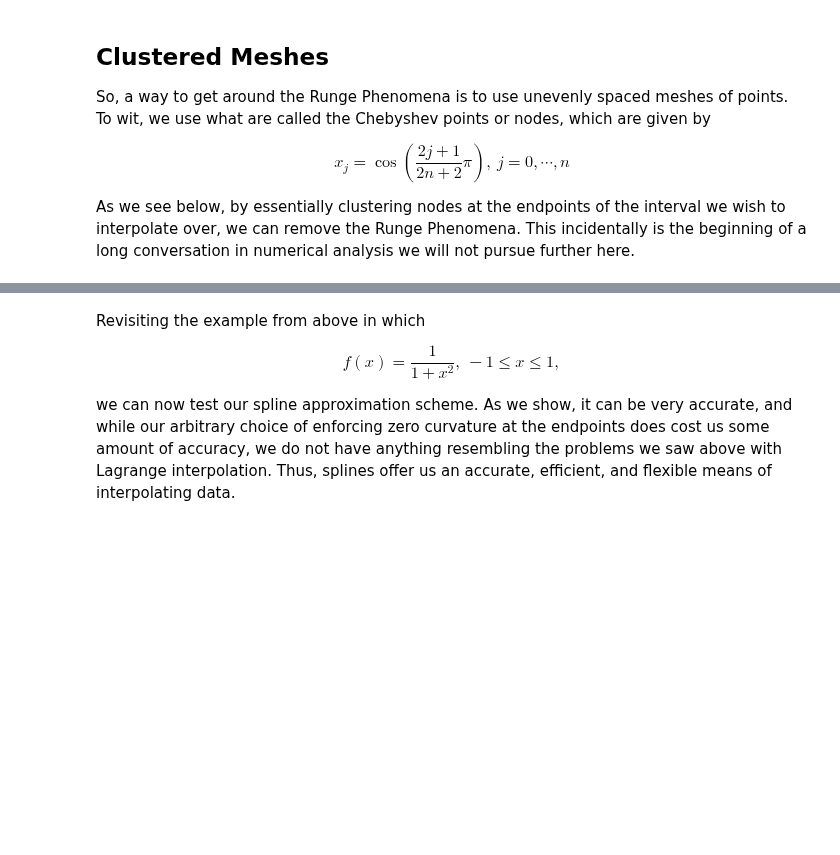
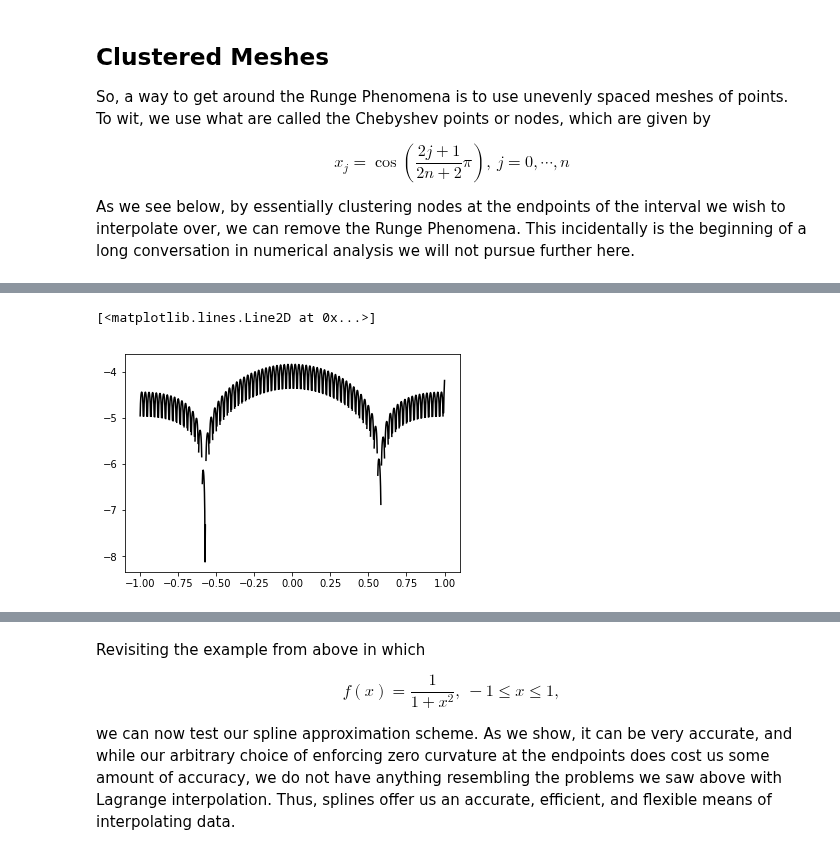
Before and after one commit to cwcurtis/Math-340-Notebooks, a Jupyter notebook: Lectures/Course_Lectures/Lecture_Eight_Interpolation.ipynb, the cells around one changed output, grey strips where cells are left out. Drawn from its saved outputs; the diff is of its cells as text; code cells hidden in the pictures; blank space fills up the shorter version.

```diff
--- a/Lectures/Course_Lectures/Lecture_Eight_Interpolation.ipynb
+++ b/Lectures/Course_Lectures/Lecture_Eight_Interpolation.ipynb
@@ -182 +219,27 @@ plt.plot(xinterp,np.log10(np.abs(ftrue-finterp)),ls='-',color='k')
+# %%
+def linear_spline(xvals,fvals,xquery):
+    npts = xvals.size
+    qpts = xquery.size
+    svals = np.zeros(qpts)
+    # Precompute the slopes
+    mvals = (fvals[1:]-fvals[:(npts-1)])/(xvals[1:]-xvals[:(npts-1)])
+    # Now find the appropriate interval for each query point
+    for ll in range(qpts):
+        for jj in range(npts - 1):
+            if xvals[jj]<=xquery[ll] and xquery[ll]<xvals[jj+1]:
+                svals[ll] = mvals[jj]*(xquery[ll]-xvals[jj]) + fvals[jj]
+                break
+            svals[ll] = mvals[npts-2]*(xquery[ll]-xvals[npts-2]) + fvals[npts-2]
+
+    return svals
+# %%
+xquery = np.linspace(-1.,1.,int(1e3)+1)
+ftrue = 1./(1.+xquery**2.)
+xvals = xquery[::12]
+fvals = ftrue[::12]
+finterp = linear_spline(xvals,fvals,xquery)
+plt.plot(xinterp,np.ma.log10(np.abs(ftrue-finterp)),ls='-',color='k')
+# %% [output]
+[<matplotlib.lines.Line2D at 0x...>]
+[figure, added]
 # %% [markdown]
```
Also changed, not shown: parts of 5 cells of this notebook.
